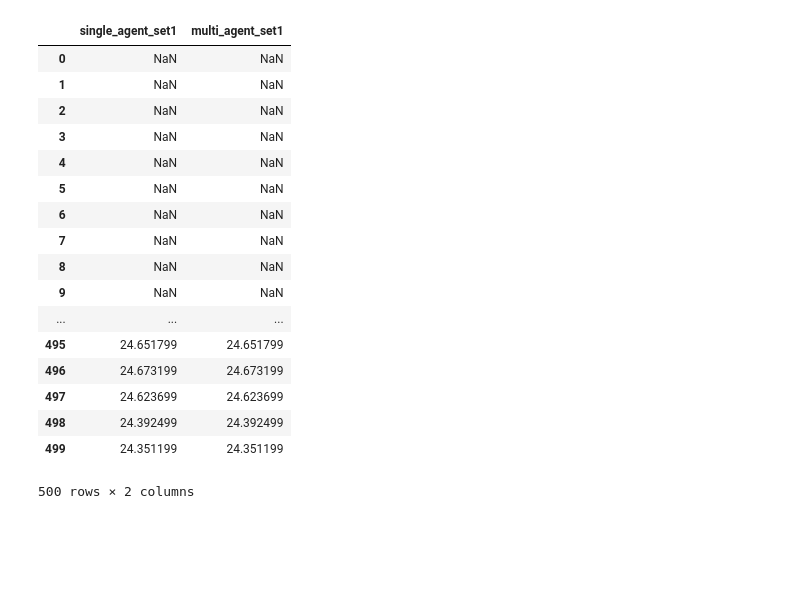
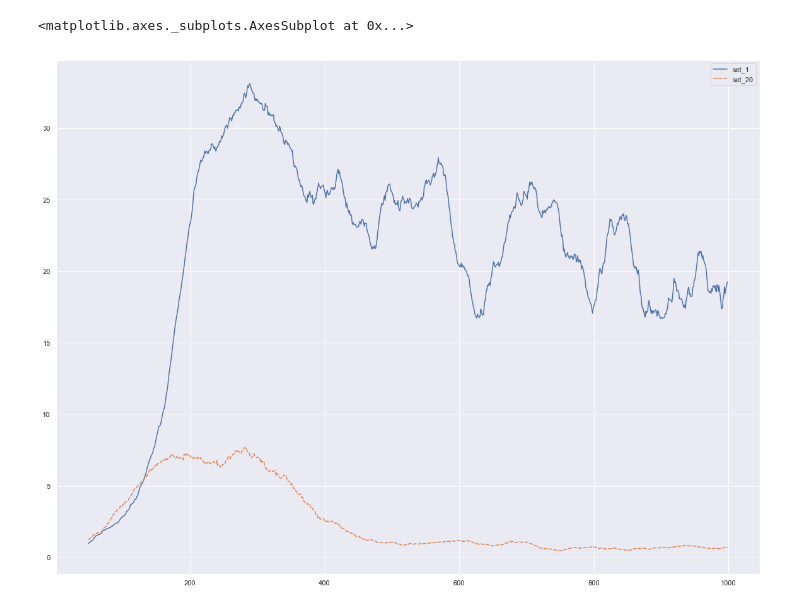
Before and after one commit to jezzarax/drlnd_p2_continuous, a Jupyter notebook: Hyperparameter_search_results_exploration.ipynb, the cells around one changed output. Cells and saved outputs as stored; diff of their text form; code cells hidden in the pictures; blank space fills up the shorter version.

```diff
--- a/Hyperparameter_search_results_exploration.ipynb
+++ b/Hyperparameter_search_results_exploration.ipynb
@@ -17,21 +25,5 @@ sb.lineplot(data = full_set)
-# %%
-full_set
-# %% [output]
-|  | single_agent_set1 | multi_agent_set1 |
-| 0 | NaN | NaN |
-| 1 | NaN | NaN |
-| 2 | NaN | NaN |
-| 3 | NaN | NaN |
-| 4 | NaN | NaN |
-| 5 | NaN | NaN |
-| 6 | NaN | NaN |
-| 7 | NaN | NaN |
-| 8 | NaN | NaN |
-| 9 | NaN | NaN |
-| ... | ... | ... |
-| 495 | 24.651799 | 24.651799 |
-| 496 | 24.673199 | 24.673199 |
-| 497 | 24.623699 | 24.623699 |
-| 498 | 24.392499 | 24.392499 |
-| 499 | 24.351199 | 24.351199 |
-500 rows × 2 columns
+# %%
+sb.lineplot(data = dfs[1])
+# %% [output]
+<matplotlib.axes._subplots.AxesSubplot at 0x...>
+[figure, added]
```
Also changed, not shown: parts of 3 cells of this notebook.
